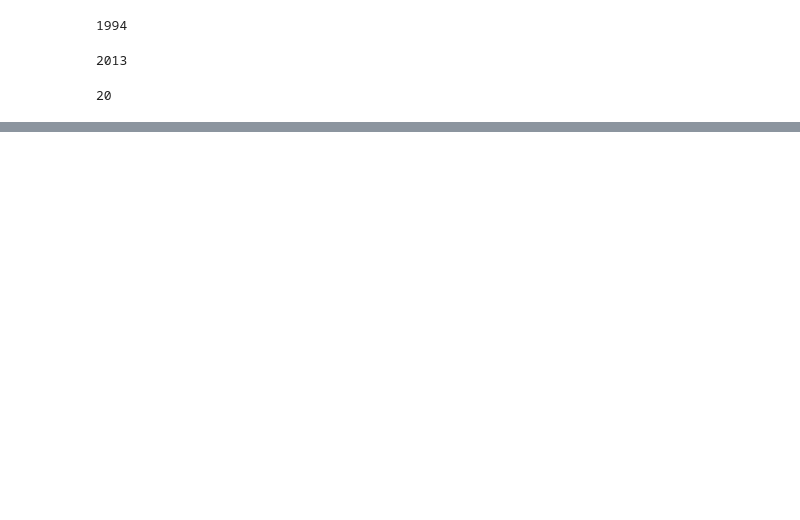
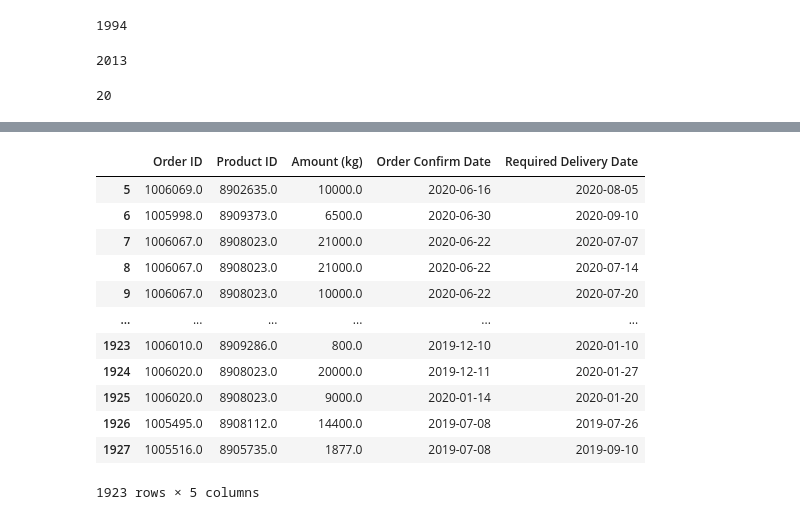
Before and after one commit to Aimal10/schulich_data_science_1, a Jupyter notebook: Predective_Mod_Class/Class_2.ipynb, the cells around one changed output, grey strips where cells are left out. Saved outputs shown, nothing was run; the diff lists cells and outputs as text; code cells hidden in the pictures; blank space fills up the shorter version.

```diff
--- a/Predective_Mod_Class/Class_2.ipynb
+++ b/Predective_Mod_Class/Class_2.ipynb
@@ -45,0 +248,2 @@ u
+# %%
+input_table= pd.read_csv('/Users/aimaldastagirzada/Downloads/sales_data (1).csv')
@@ -45,0 +274,18 @@ u
+# %%
+input_table_imputted_partially= input_table.dropna(subset=["Order Confirm Date"])
+input_table_imputted_fully =input_table.dropna()
+input_table_imputted_fully
+# %% [output]
+|  | Order ID | Product ID | Amount (kg) | Order Confirm Date | Required Delivery Date |
+| 5 | 1006069.0 | 8902635.0 | 10000.0 | 2020-06-16 | 2020-08-05 |
+| 6 | 1005998.0 | 8909373.0 | 6500.0 | 2020-06-30 | 2020-09-10 |
+| 7 | 1006067.0 | 8908023.0 | 21000.0 | 2020-06-22 | 2020-07-07 |
+| 8 | 1006067.0 | 8908023.0 | 21000.0 | 2020-06-22 | 2020-07-14 |
+| 9 | 1006067.0 | 8908023.0 | 10000.0 | 2020-06-22 | 2020-07-20 |
+| ... | ... | ... | ... | ... | ... |
+| 1923 | 1006010.0 | 8909286.0 | 800.0 | 2019-12-10 | 2020-01-10 |
+| 1924 | 1006020.0 | 8908023.0 | 20000.0 | 2019-12-11 | 2020-01-27 |
+| 1925 | 1006020.0 | 8908023.0 | 9000.0 | 2020-01-14 | 2020-01-20 |
+| 1926 | 1005495.0 | 8908112.0 | 14400.0 | 2019-07-08 | 2019-07-26 |
+| 1927 | 1005516.0 | 8905735.0 | 1877.0 | 2019-07-08 | 2019-09-10 |
+1923 rows × 5 columns
```
Also changed, not shown: parts of 40 cells of this notebook.
